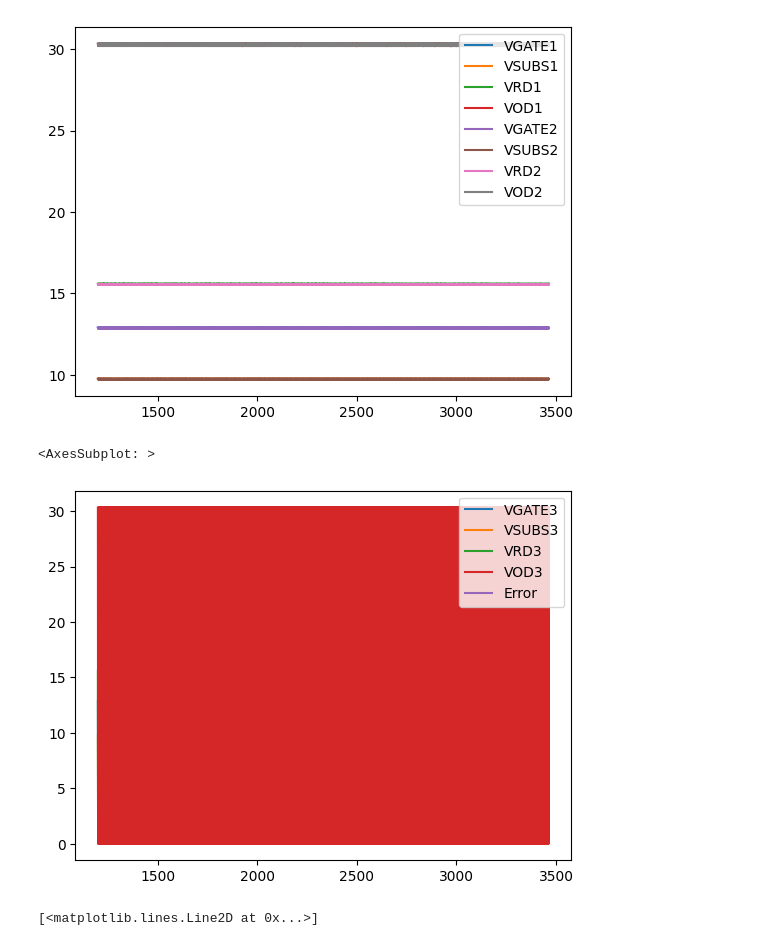
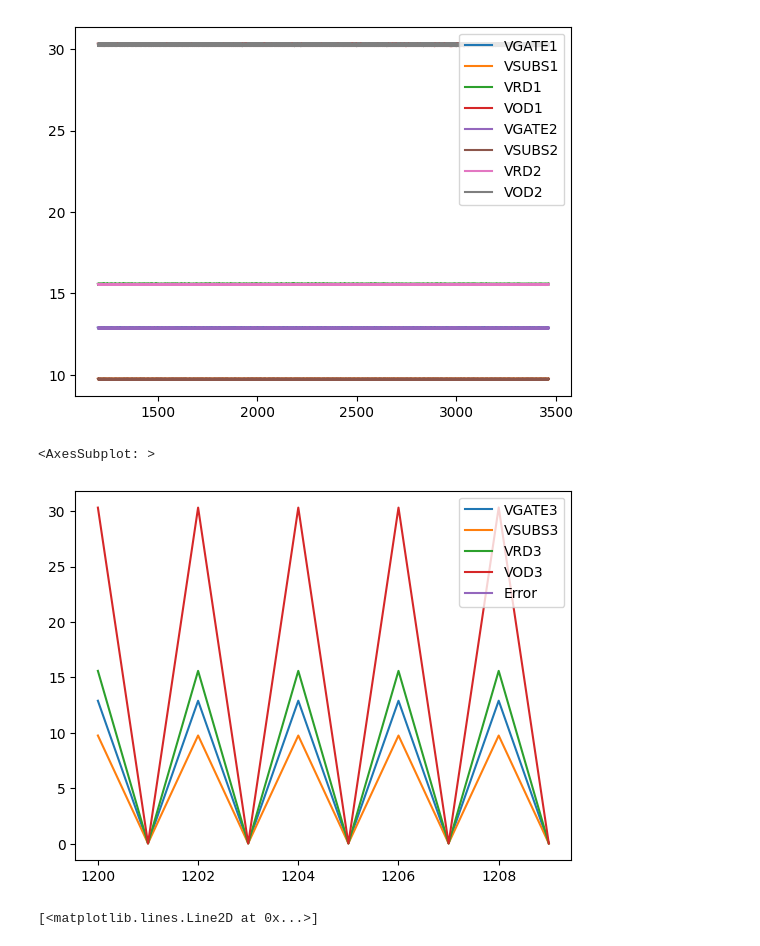
Before and after one commit to innosat-mats/instrument_analysis, a Jupyter notebook: Operational_analysis/pyload_first_switchon/temperature.ipynb, the cells around one changed output. Drawn from its saved outputs; the diff is of its cells as text; code cells hidden in the pictures.

```diff
--- a/Operational_analysis/pyload_first_switchon/temperature.ipynb
+++ b/Operational_analysis/pyload_first_switchon/temperature.ipynb
@@ -69,10 +82,10 @@ df.iloc[1200:,16:28].plot()
 <AxesSubplot: >
 [figure]
 # %%
-df.iloc[1200:,28:].plot()
+df.iloc[1200:1210,28:].plot()
 # %% [output]
 <AxesSubplot: >
-[figure, old version]
+[figure, new version]
 # %%
 plt.plot(df.iloc[1200:,28])
 # %% [output]
```
Also changed, not shown: parts of 4 cells of this notebook, 2 other files.
